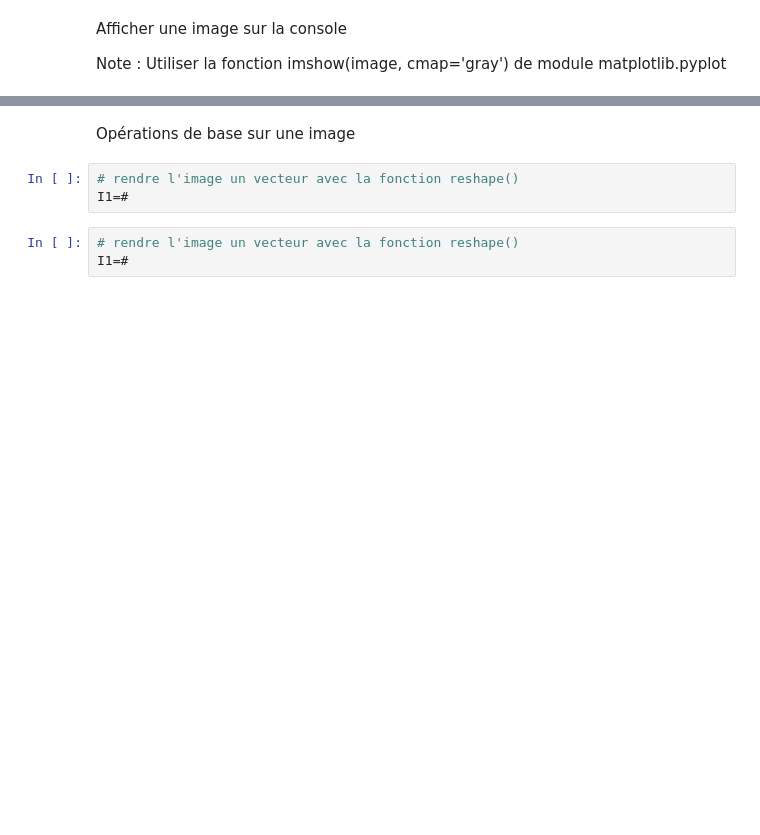
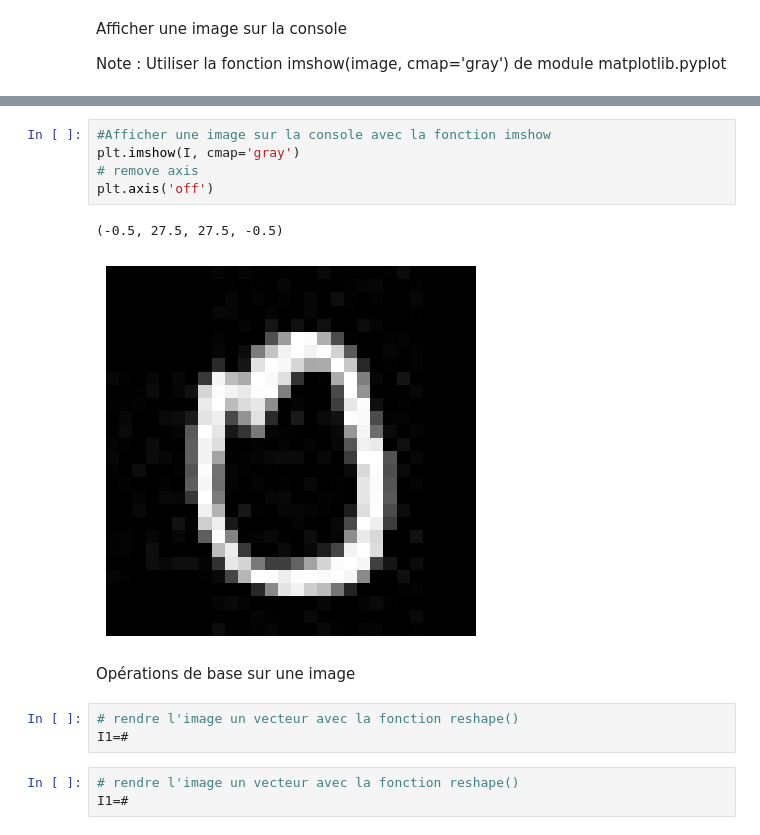
Before and after one commit to melekabbassi/Python, a Jupyter notebook: lab_classification_images_incomplet.ipynb, the cells around one changed output, grey strips where cells are left out. Cells and saved outputs as stored; diff of their text form; blank space fills up the shorter version.

```diff
--- a/lab_classification_images_incomplet.ipynb
+++ b/lab_classification_images_incomplet.ipynb
@@ -123,3 +125,11 @@ Note :  Utiliser la fonction imshow(image, cmap='gray') de module matplotlib.pyp
+# %%
+#Afficher une image sur la console avec la fonction imshow
+plt.imshow(I, cmap='gray')
+# remove axis
+plt.axis('off')
+# %% [output]
+(-0.5, 27.5, 27.5, -0.5)
+[figure, added]
 # %% [markdown]
 Opérations de base sur une image
 # %%
```
Also changed, not shown: parts of 8 cells of this notebook.
